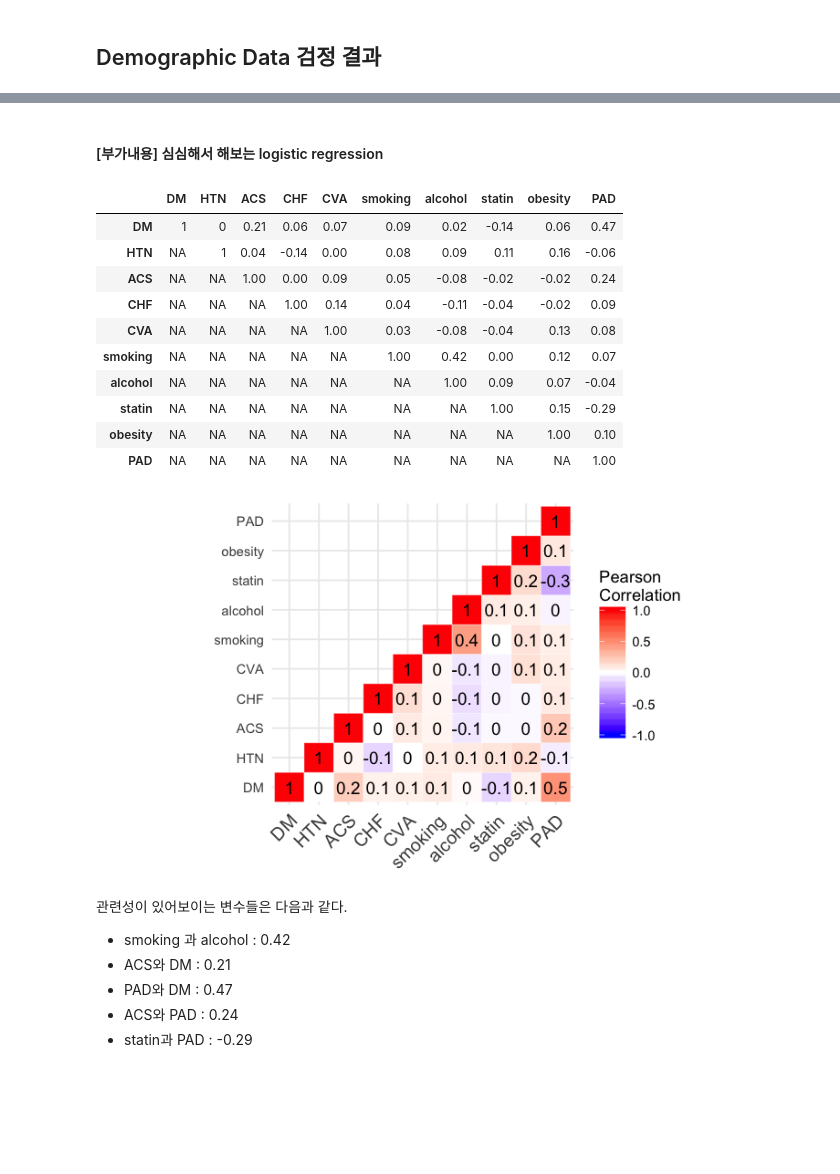
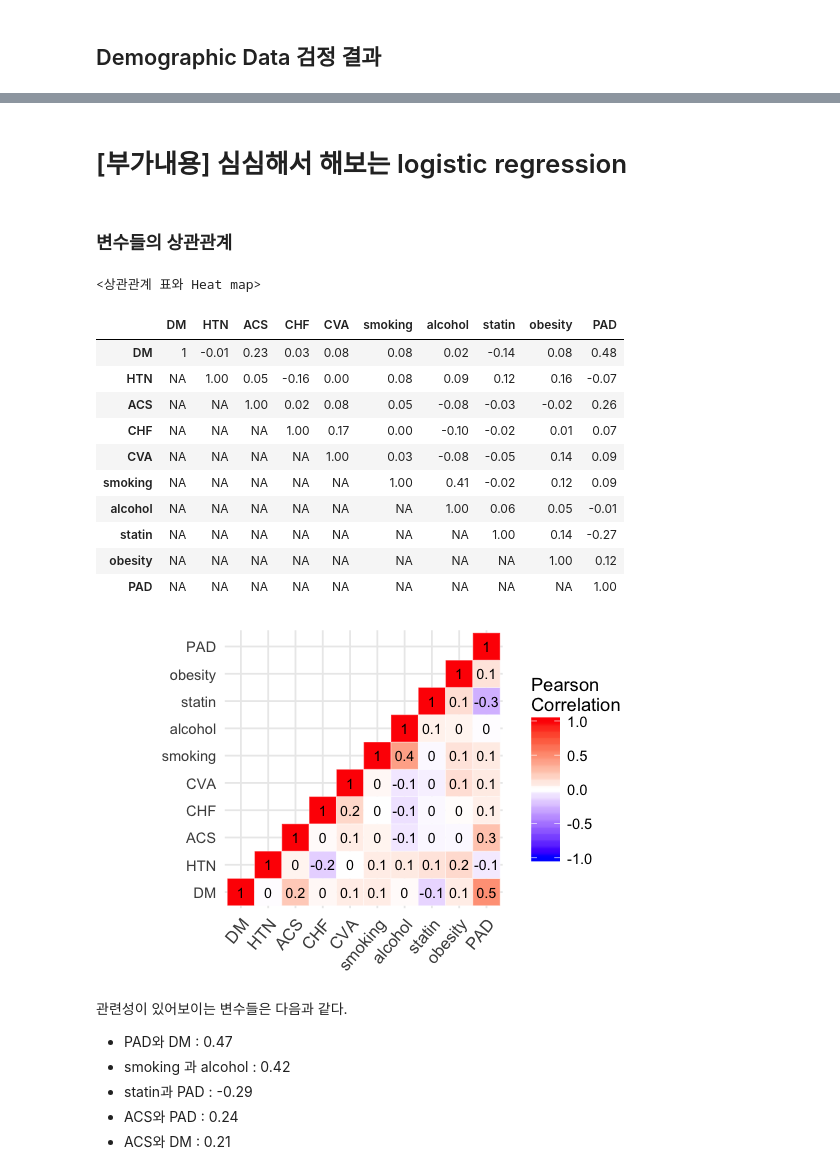
Before and after one commit to JungOhLee/CKDwithCLI, a Jupyter notebook: DA1-CLIDemo.ipynb, the cells around one changed output, grey strips where cells are left out. Drawn from its saved outputs; the diff is of its cells as text; code cells hidden in the pictures; blank space fills up the shorter version.

```diff
--- a/DA1-CLIDemo.ipynb
+++ b/DA1-CLIDemo.ipynb
@@ -56,3 +42,4 @@ library(xlsx)
 data <- read.xlsx("../EPCinCKD_201802.xlsx", sheetIndex = 1)
 # 필요한 데이터만 추출(이름, ID 제거, 150행까지)
 data <- data[1:150,-c(1,2)]
+data <- data[complete.cases(data),]
@@ -387,43 +371,49 @@ Gender, Age, DM, HTN, ACS, CHF, CVA, Smoking, Alcohol, BMI, Statin 복용 중
 # %% [markdown]
-#### [부가내용] 심심해서 해보는 logistic regression
+# [부가내용] 심심해서 해보는 logistic regression
+# %% [markdown]
+### 변수들의 상관관계
 # %%
 # 상관 계수를 살펴보자
 
 library(reshape2)
 
 cormat <- round(cor(data[c(6:13,15,16)], use = 'complete.obs'),2)
 cormat[lower.tri(cormat)]<- NA
+
+cat("\n<상관관계 표와 Heat map>\n")
 cormat
 melted_cormat <- melt(cormat, na.rm = TRUE)
 
+options(repr.plot.width=5, repr.plot.height=3)
 ggplot(data = melted_cormat, aes(Var2, Var1, fill = value))+
     geom_tile(color = "white")+
     scale_fill_gradient2(low = "blue", high = "red", mid = "white",
                          midpoint = 0, limit = c(-1,1), space = "Lab",
                          name="Pearson\nCorrelation") +
     theme_minimal()+
-    theme(axis.text.x = element_text(angle = 45, vjust = 1,
-                                     size = 12, hjust = 1) ,
+    theme(axis.text.x = element_text(angle = 50, vjust = 1,
+                                     size = 10, hjust = 1) ,
           axis.title.x=element_blank(),
           axis.title.y=element_blank())+
-    coord_fixed() + geom_text(aes(Var2, Var1, label = round(value,1)), color = "black", size = 4)
+    coord_fixed() + geom_text(aes(Var2, Var1, label = round(value,1)), color = "black", size = 3)
 # %% [output]
+<상관관계 표와 Heat map>
 |  | DM | HTN | ACS | CHF | CVA | smoking | alcohol | statin | obesity | PAD |
-| DM | 1 | 0 | 0.21 | 0.06 | 0.07 | 0.09 | 0.02 | -0.14 | 0.06 | 0.47 |
-| HTN | NA | 1 | 0.04 | -0.14 | 0.00 | 0.08 | 0.09 | 0.11 | 0.16 | -0.06 |
-| ACS | NA | NA | 1.00 | 0.00 | 0.09 | 0.05 | -0.08 | -0.02 | -0.02 | 0.24 |
-| CHF | NA | NA | NA | 1.00 | 0.14 | 0.04 | -0.11 | -0.04 | -0.02 | 0.09 |
-| CVA | NA | NA | NA | NA | 1.00 | 0.03 | -0.08 | -0.04 | 0.13 | 0.08 |
-| smoking | NA | NA | NA | NA | NA | 1.00 | 0.42 | 0.00 | 0.12 | 0.07 |
-| alcohol | NA | NA | NA | NA | NA | NA | 1.00 | 0.09 | 0.07 | -0.04 |
-| statin | NA | NA | NA | NA | NA | NA | NA | 1.00 | 0.15 | -0.29 |
-| obesity | NA | NA | NA | NA | NA | NA | NA | NA | 1.00 | 0.10 |
+| DM | 1 | -0.01 | 0.23 | 0.03 | 0.08 | 0.08 | 0.02 | -0.14 | 0.08 | 0.48 |
+| HTN | NA | 1.00 | 0.05 | -0.16 | 0.00 | 0.08 | 0.09 | 0.12 | 0.16 | -0.07 |
+| ACS | NA | NA | 1.00 | 0.02 | 0.08 | 0.05 | -0.08 | -0.03 | -0.02 | 0.26 |
+| CHF | NA | NA | NA | 1.00 | 0.17 | 0.00 | -0.10 | -0.02 | 0.01 | 0.07 |
+| CVA | NA | NA | NA | NA | 1.00 | 0.03 | -0.08 | -0.05 | 0.14 | 0.09 |
+| smoking | NA | NA | NA | NA | NA | 1.00 | 0.41 | -0.02 | 0.12 | 0.09 |
+| alcohol | NA | NA | NA | NA | NA | NA | 1.00 | 0.06 | 0.05 | -0.01 |
+| statin | NA | NA | NA | NA | NA | NA | NA | 1.00 | 0.14 | -0.27 |
+| obesity | NA | NA | NA | NA | NA | NA | NA | NA | 1.00 | 0.12 |
 | PAD | NA | NA | NA | NA | NA | NA | NA | NA | NA | 1.00 |
-[figure, old version]
+[figure, new version]
 # %% [markdown]
 관련성이 있어보이는 변수들은 다음과 같다.
+- PAD와 DM : 0.47
 - smoking 과 alcohol : 0.42
+- statin과 PAD : -0.29
+- ACS와 PAD : 0.24
 - ACS와 DM : 0.21
-- PAD와 DM : 0.47
-- ACS와 PAD : 0.24
-- statin과 PAD : -0.29
```
Also changed, not shown: parts of 40 cells of this notebook, 2 other files.
